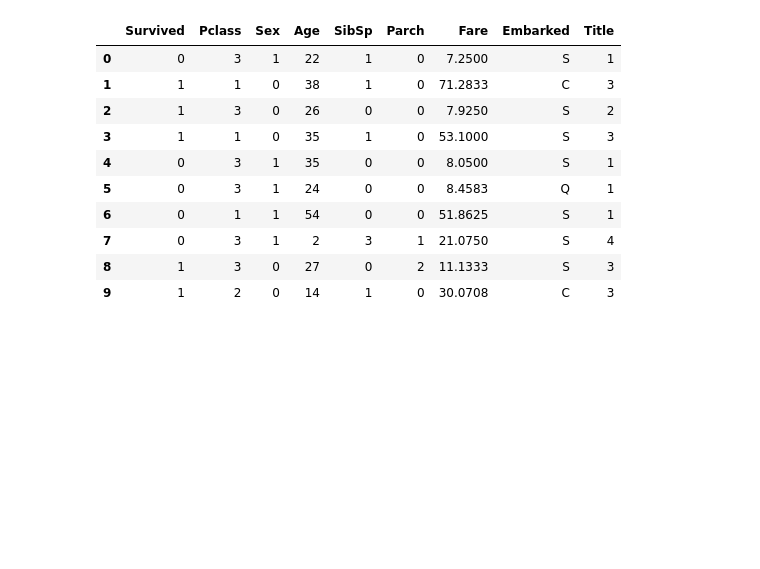
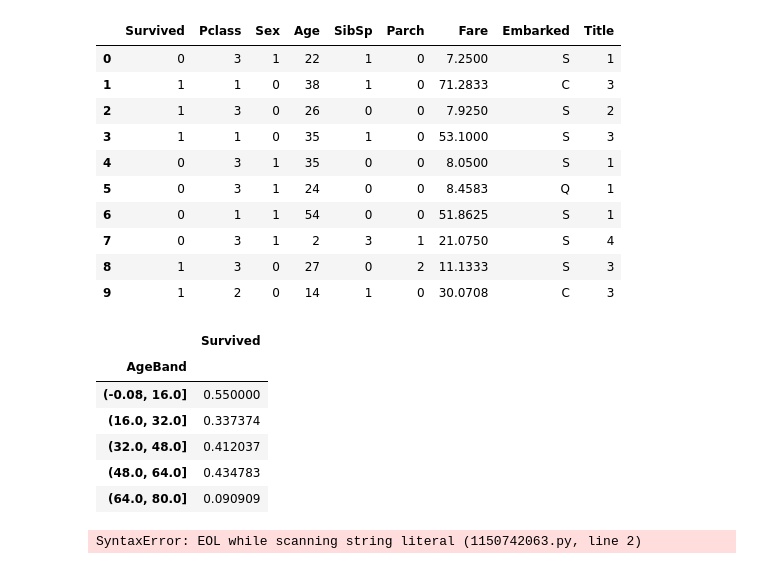
Before and after one commit to gli81/kaggle, a Jupyter notebook: Titanic-Machine-Learning-from-Disaster/titanic.ipynb, the cells around one changed output. Saved outputs shown, nothing was run; the diff lists cells and outputs as text; code cells hidden in the pictures; blank space fills up the shorter version.

```diff
--- a/Titanic-Machine-Learning-from-Disaster/titanic.ipynb
+++ b/Titanic-Machine-Learning-from-Disaster/titanic.ipynb
@@ -360,3 +360,31 @@ train_data.head(10)
 | 7 | 0 | 3 | 1 | 2 | 3 | 1 | 21.0750 | S | 4 |
 | 8 | 1 | 3 | 0 | 27 | 0 | 2 | 11.1333 | S | 3 |
 | 9 | 1 | 2 | 0 | 14 | 1 | 0 | 30.0708 | C | 3 |
+# %%
+## cut Age into bands, then ordinalize it
+# train_data["AgeBand"] = pd.cut(train_data["Age"], bins=5, labels=range(5))
+# 不能直接指定bin名称，因为要根据cut的边界给test_data划分
+train_data["AgeBand"] = pd.cut(train_data["Age"], bins=5)
+train_data[['AgeBand', "Survived"]].groupby("AgeBand").mean()
+# %% [output]
+|  | Survived |
+| AgeBand |  |
+| (-0.08, 16.0] | 0.550000 |
+| (16.0, 32.0] | 0.337374 |
+| (32.0, 48.0] | 0.412037 |
+| (48.0, 64.0] | 0.434783 |
+| (64.0, 80.0] | 0.090909 |
+# %%
+for dataset in combined:
+    dataset.loc[ dataset['Age'] <= 16, "Age"] = 0
+    dataset.loc[(dataset['Age'] > 16) &\
+                 (dataset['Age'] <= 32), "Age"] = 1
+    dataset.loc[(dataset['Age'] > 32) &\
+                 (dataset['Age'] <= 48), "Age"] = 2
+    dataset.loc[(dataset['Age'] > 48) &\
+                 (dataset['Age'] <= 64), "Age"] = 3
+    dataset.loc[ dataset['Age'] > 64, "Age"]
+train_data.head()
+# test_data.head()
+# %% [output]
+SyntaxError: EOL while scanning string literal (1150742063.py, line 2)
```
Also changed, not shown: parts of 11 cells of this notebook.
